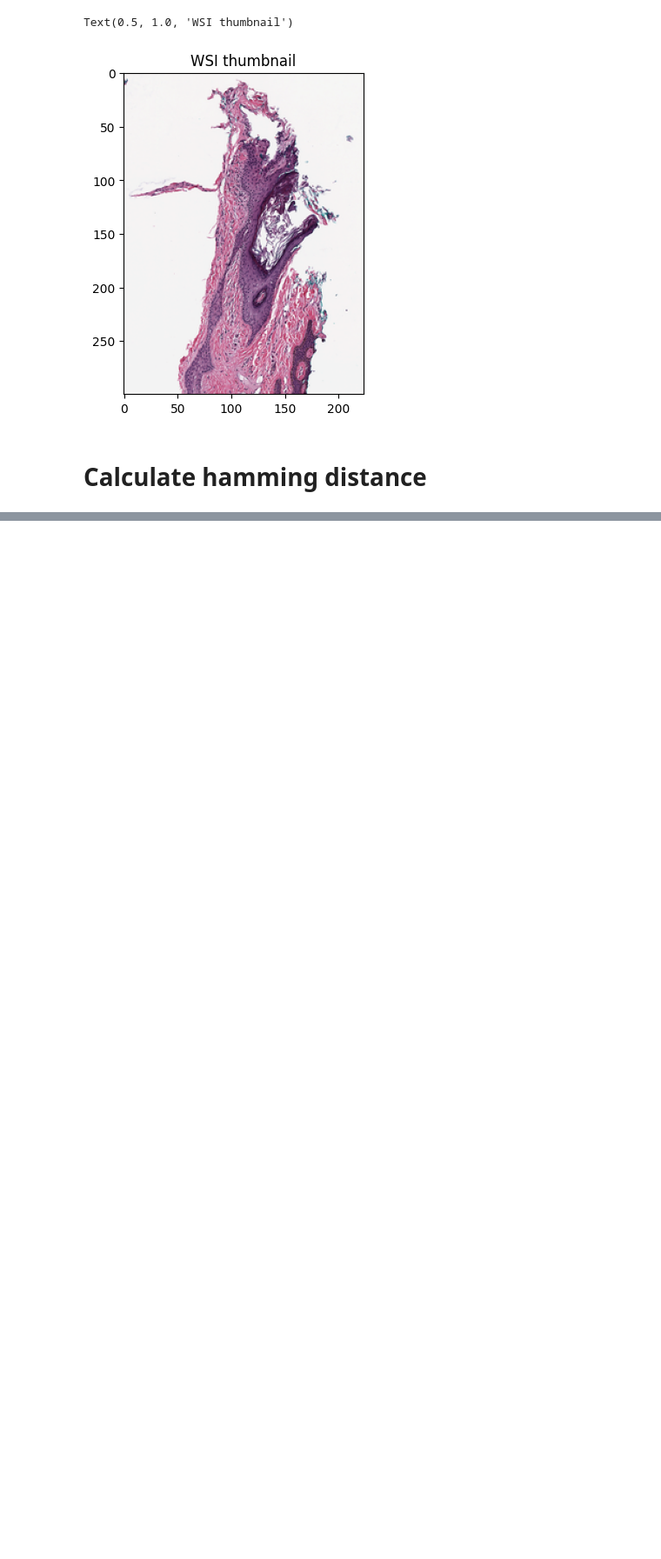
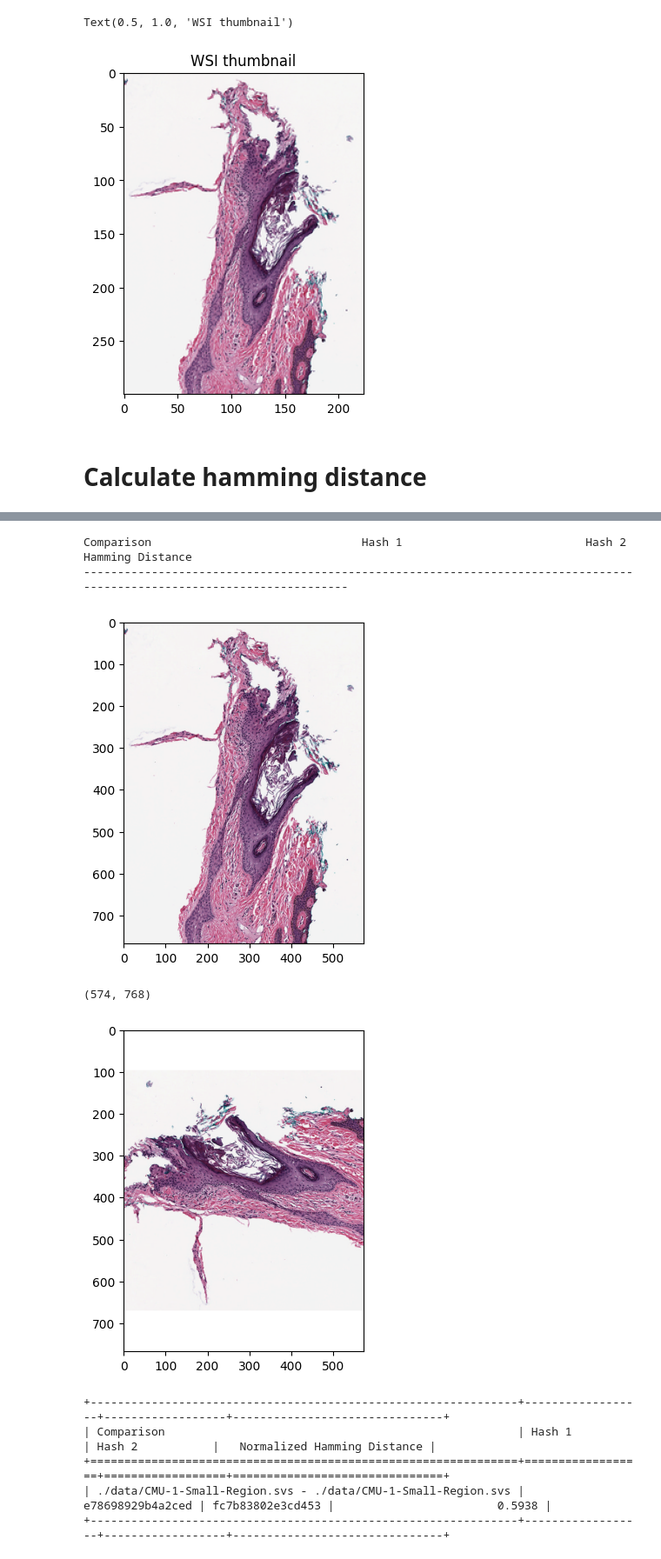
Before and after one commit to DIDSR/DataPath, a Jupyter notebook: 07_duplicate_detection.ipynb, the cells around one changed output, grey strips where cells are left out. Shown at 87% size. Drawn from its saved outputs; the diff is of its cells as text; code cells hidden in the pictures; blank space fills up the shorter version.

```diff
--- a/07_duplicate_detection.ipynb
+++ b/07_duplicate_detection.ipynb
@@ -119,0 +148,15 @@ Comparison                               Hash 1                           Hash 2
+# %%
+## Input paths of the two WSIs for comparison
+
+calculate_hamming_distance(first_path, second_path, rotation=90, resizepercentage = 100)
+# %% [output]
+Comparison                               Hash 1                           Hash 2                           Hamming Distance
+------------------------------------------------------------------------------------------------------------------------
+[figure, added]
+(574, 768)
+[figure, added]
++---------------------------------------------------------------+------------------+------------------+-------------------------------+
+| Comparison                                                    | Hash 1           | Hash 2           |   Normalized Hamming Distance |
++===============================================================+==================+==================+===============================+
+| ./data/CMU-1-Small-Region.svs - ./data/CMU-1-Small-Region.svs | e78698929b4a2ced | fc7b83802e3cd453 |                        0.5938 |
++---------------------------------------------------------------+------------------+------------------+-------------------------------+
```
Also changed, not shown: parts of 10 cells of this notebook, 1 other file.
